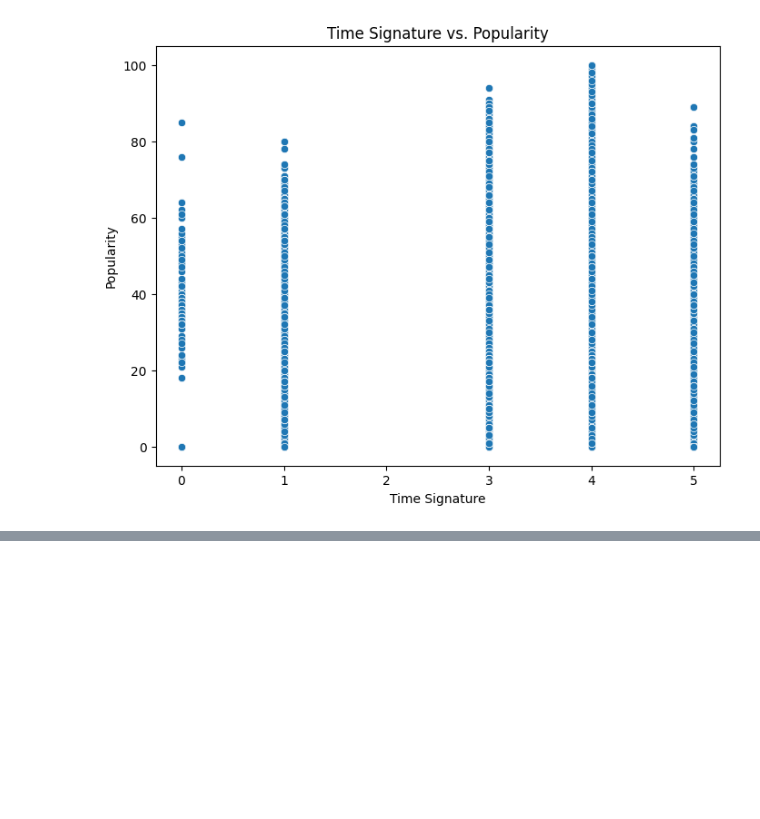
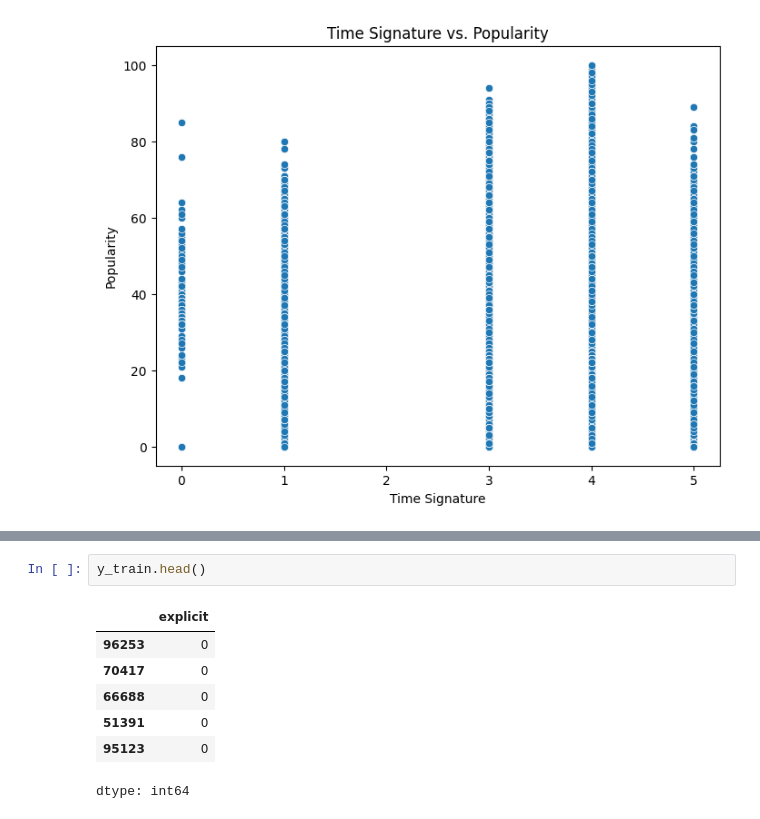
Before and after one commit to rghosh1353/spotify_genre_proj, a Jupyter notebook: Main.ipynb, the cells around one changed output, grey strips where cells are left out. Cells and saved outputs as stored; diff of their text form; blank space fills up the shorter version.

```diff
--- a/Main.ipynb
+++ b/Main.ipynb
@@ -371,0 +364,10 @@ plt.show()
+# %%
+y_train.head()
+# %% [output]
+|  | explicit |
+| 96253 | 0 |
+| 70417 | 0 |
+| 66688 | 0 |
+| 51391 | 0 |
+| 95123 | 0 |
+dtype: int64
```
Also changed, not shown: parts of 23 cells of this notebook.
